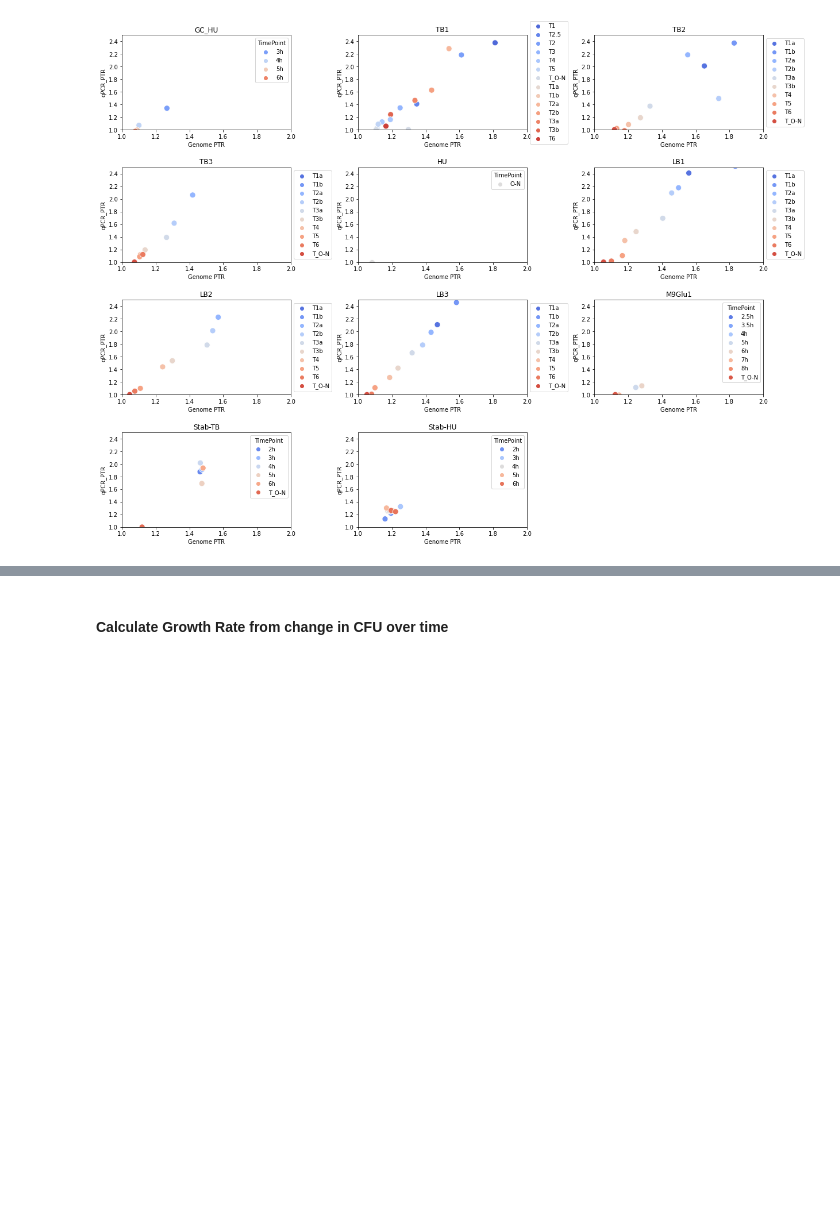
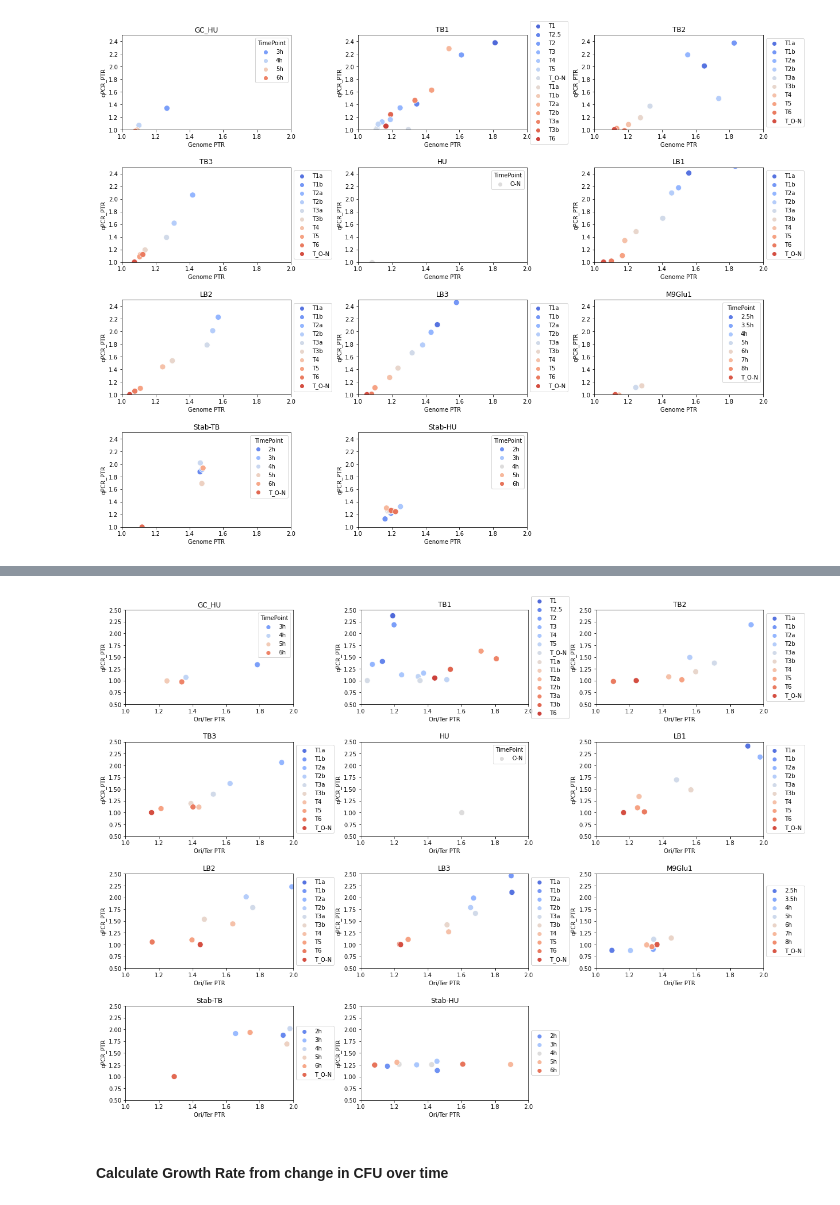
Before and after one commit to alipirani88/Growth-rate-estimate_SMAKE, a Jupyter notebook: 2023-06-21_Ecoli_UTI_PTR.ipynb, the cells around one changed output, grey strips where cells are left out. Cells and saved outputs as stored; diff of their text form; code cells hidden in the pictures; blank space fills up the shorter version.

```diff
--- a/2023-06-21_Ecoli_UTI_PTR.ipynb
+++ b/2023-06-21_Ecoli_UTI_PTR.ipynb
@@ -1020,0 +1023,86 @@ Text(0.5, 1.0, 'Stab-HU')
+# %%
+import numpy as np
+import pandas as pd
+import glob
+
+plt.rcParams['figure.figsize'] = [20, 20]
+fig = plt.figure()
+fig.subplots_adjust(hspace=0.4, wspace=0.4)
+
+
+ax = fig.add_subplot(5, 3, 1)
+
+ax1 = sns.scatterplot(data=PTR_OD_qPCR_measurements[PTR_OD_qPCR_measurements['Condition'] == "GC_HU"], x='Ori/Ter PTR', y='qPCR_PTR', hue='TimePoint', s=100, ax=ax, palette="coolwarm")
+ax1.set_ylim([0.5, 2.5])
+ax1.set_xlim([1, 2])
+plt.title("GC_HU")
+
+ax = fig.add_subplot(5, 3, 2)
+ax1 = sns.scatterplot(data=PTR_OD_qPCR_measurements[PTR_OD_qPCR_measurements['Condition'] == "TB1"], x='Ori/Ter PTR', y='qPCR_PTR', hue='TimePoint', s=100, ax=ax, palette="coolwarm")
+ax1.set_ylim([0.5, 2.5])
+ax1.set_xlim([1, 2])
+ax1.legend(loc='center left', bbox_to_anchor=(1, 0.5), ncol=1)
+plt.title("TB1")
+
+ax = fig.add_subplot(5, 3, 3)
+ax1 = sns.scatterplot(data=PTR_OD_qPCR_measurements[PTR_OD_qPCR_measurements['Condition'] == "TB2"], x='Ori/Ter PTR', y='qPCR_PTR', hue='TimePoint', s=100, ax=ax, palette="coolwarm")
+ax1.set_ylim([0.5, 2.5])
+ax1.set_xlim([1, 2])
+ax1.legend(loc='center left', bbox_to_anchor=(1, 0.5), ncol=1)
+plt.title("TB2")
+
+ax = fig.add_subplot(5, 3, 4)
+ax1 = sns.scatterplot(data=PTR_OD_qPCR_measurements[PTR_OD_qPCR_measurements['Condition'] == "TB3"], x='Ori/Ter PTR', y='qPCR_PTR', hue='TimePoint', s=100, ax=ax, palette="coolwarm")
+ax1.set_ylim([0.5, 2.5])
+ax1.set_xlim([1, 2])
+ax1.legend(loc='center left', bbox_to_anchor=(1, 0.5), ncol=1)
+plt.title("TB3")
+
+ax = fig.add_subplot(5, 3, 5)
+ax1 = sns.scatterplot(data=PTR_OD_qPCR_measurements[PTR_OD_qPCR_measurements['Condition'] == "HU"], x='Ori/Ter PTR', y='qPCR_PTR', hue='TimePoint', s=100, ax=ax, palette="coolwarm")
+ax1.set_ylim([0.5, 2.5])
+ax1.set_xlim([1, 2])
+plt.title("HU")
+
+ax = fig.add_subplot(5, 3, 6)
+ax1 = sns.scatterplot(data=PTR_OD_qPCR_measurements[PTR_OD_qPCR_measurements['Condition'] == "LB1"], x='Ori/Ter PTR', y='qPCR_PTR', hue='TimePoint', s=100, ax=ax, palette="coolwarm")
+ax1.set_ylim([0.5, 2.5])
+ax1.set_xlim([1, 2])
+ax1.legend(loc='center left', bbox_to_anchor=(1, 0.5), ncol=1)
+plt.title("LB1")
+
+ax = fig.add_subplot(5, 3, 7)
+ax1 = sns.scatterplot(data=PTR_OD_qPCR_measurements[PTR_OD_qPCR_measurements['Condition'] == "LB2"], x='Ori/Ter PTR', y='qPCR_PTR', hue='TimePoint', s=100, ax=ax, palette="coolwarm")
+ax1.set_ylim([0.5, 2.5])
+ax1.set_xlim([1, 2])
+ax1.legend(loc='center left', bbox_to_anchor=(1, 0.5), ncol=1)
+plt.title("LB2")
+
+ax = fig.add_subplot(5, 3, 8)
+ax1 = sns.scatterplot(data=PTR_OD_qPCR_measurements[PTR_OD_qPCR_measurements['Condition'] == "LB3"], x='Ori/Ter PTR', y='qPCR_PTR', hue='TimePoint', s=100, ax=ax, palette="coolwarm")
+ax1.set_ylim([0.5, 2.5])
+ax1.set_xlim([1, 2])
+ax1.legend(loc='center left', bbox_to_anchor=(1, 0.5), ncol=1)
+plt.title("LB3")
+
+ax = fig.add_subplot(5, 3, 9)
+ax1 = sns.scatterplot(data=PTR_OD_qPCR_measurements[PTR_OD_qPCR_measurements['Condition'] == "M9Glu1"], x='Ori/Ter PTR', y='qPCR_PTR', hue='TimePoint', s=100, ax=ax, palette="coolwarm")
+ax1.set_ylim([0.5, 2.5])
+ax1.set_xlim([1, 2])
+ax1.legend(loc='center left', bbox_to_anchor=(1, 0.5), ncol=1)
+plt.title("M9Glu1")
+
+ax = fig.add_subplot(5, 3, 10)
+ax1 = sns.scatterplot(data=PTR_OD_qPCR_measurements[PTR_OD_qPCR_measurements['Condition'] == "Stab-TB"], x='Ori/Ter PTR', y='qPCR_PTR', hue='TimePoint', s=100, ax=ax, palette="coolwarm")
+ax1.set_ylim([0.5, 2.5])
+ax1.set_xlim([1, 2])
+ax1.legend(loc='center left', bbox_to_anchor=(1, 0.5), ncol=1)
+plt.title("Stab-TB")
+
+ax = fig.add_subplot(5, 3, 11)
+ax1 = sns.scatterplot(data=PTR_OD_qPCR_measurements[PTR_OD_qPCR_measurements['Condition'] == "Stab-HU"], x='Ori/Ter PTR', y='qPCR_PTR', hue='TimePoint', s=100, ax=ax, palette="coolwarm")
+ax1.set_ylim([0.5, 2.5])
+ax1.set_xlim([1, 2])
+ax1.legend(loc='center left', bbox_to_anchor=(1, 0.5), ncol=1)
+plt.title("Stab-HU")
+# %% [output]
@@ -1021,3 +1110,4 @@ Text(0.5, 1.0, 'Stab-HU')
+[figure, added]
 # %% [markdown]
 #### Calculate Growth Rate from change in CFU over time
 # %%
```
Also changed, not shown: parts of 8 cells of this notebook.
